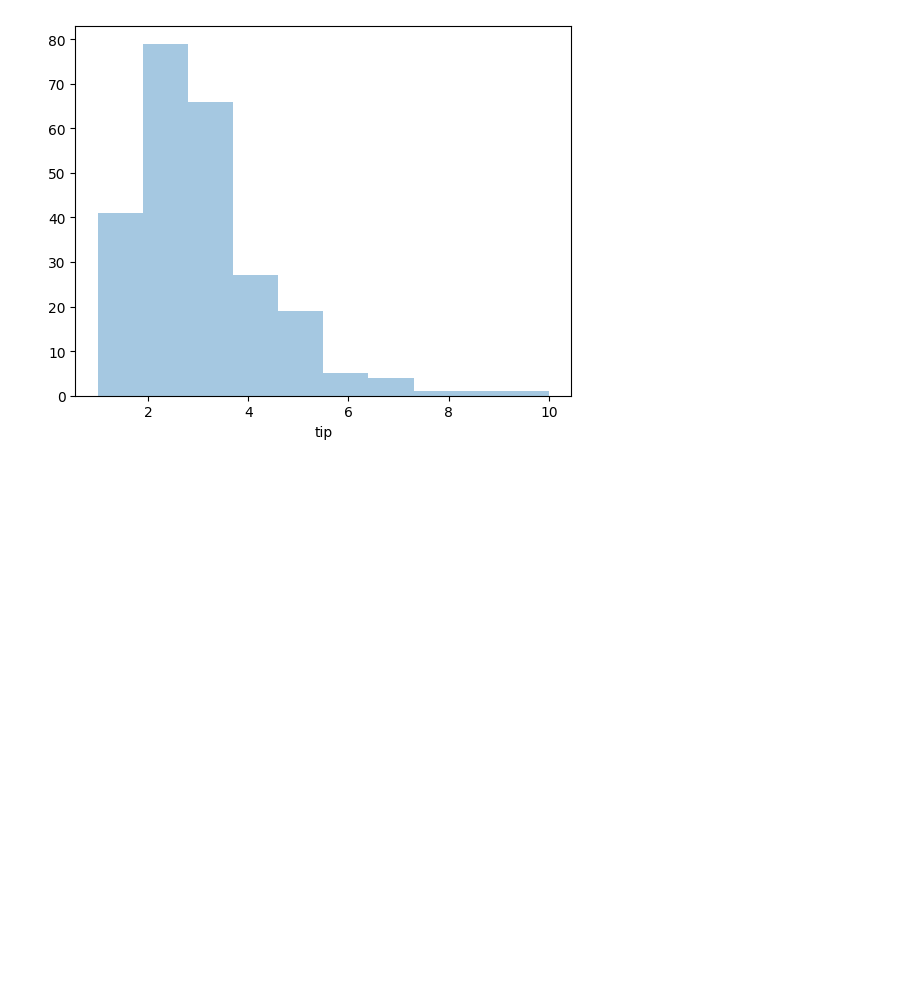
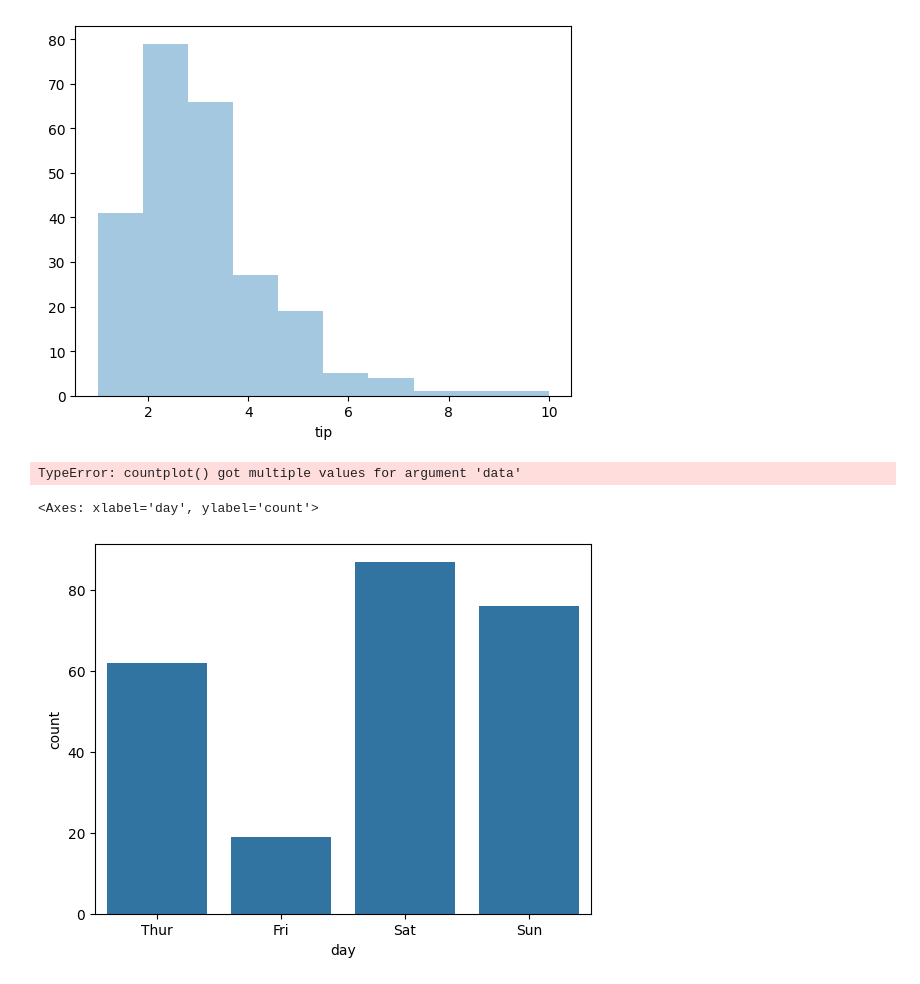
Before and after one commit to RapaDewan/Machine-Learning, a Jupyter notebook: Seaborn/Seaborn.ipynb, the cells around one changed output. Drawn from its saved outputs; the diff is of its cells as text; code cells hidden in the pictures; blank space fills up the shorter version.

```diff
--- a/Seaborn/Seaborn.ipynb
+++ b/Seaborn/Seaborn.ipynb
@@ -96,3 +96,12 @@ https://gist.github.com/mwaskom/de44147ed2974457ad6372750bbe5751
   sns.distplot(df['tip'], kde=False, bins=10)
 <Axes: xlabel='tip'>
 [figure]
+# %%
+sns.countplot('sex',data=df)
+# %% [output]
+TypeError: countplot() got multiple values for argument 'data'
+# %%
+sns.countplot(x='day',data=df)
+# %% [output]
+<Axes: xlabel='day', ylabel='count'>
+[figure, added]
```
Also changed, not shown: parts of 7 cells of this notebook.
